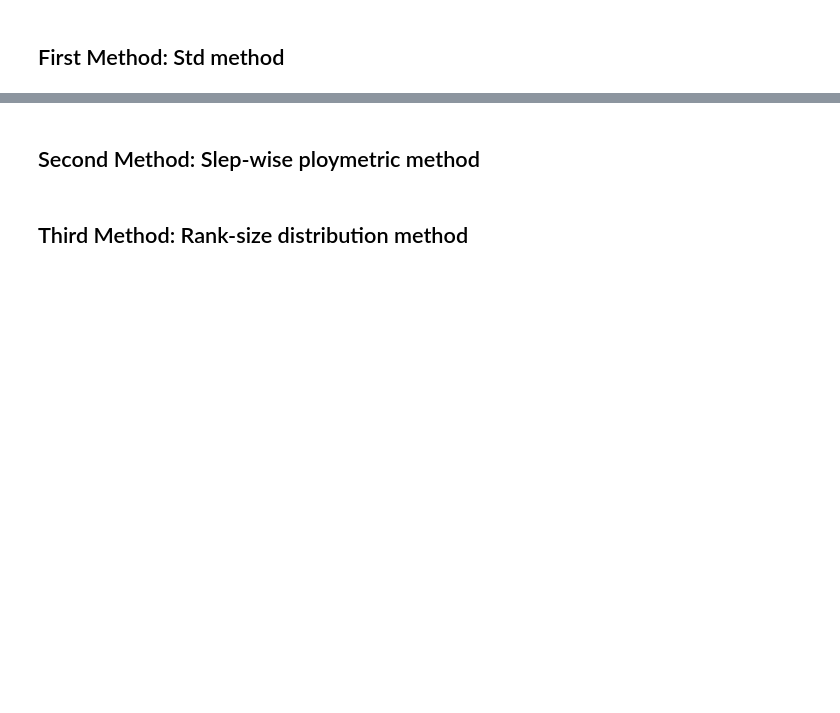
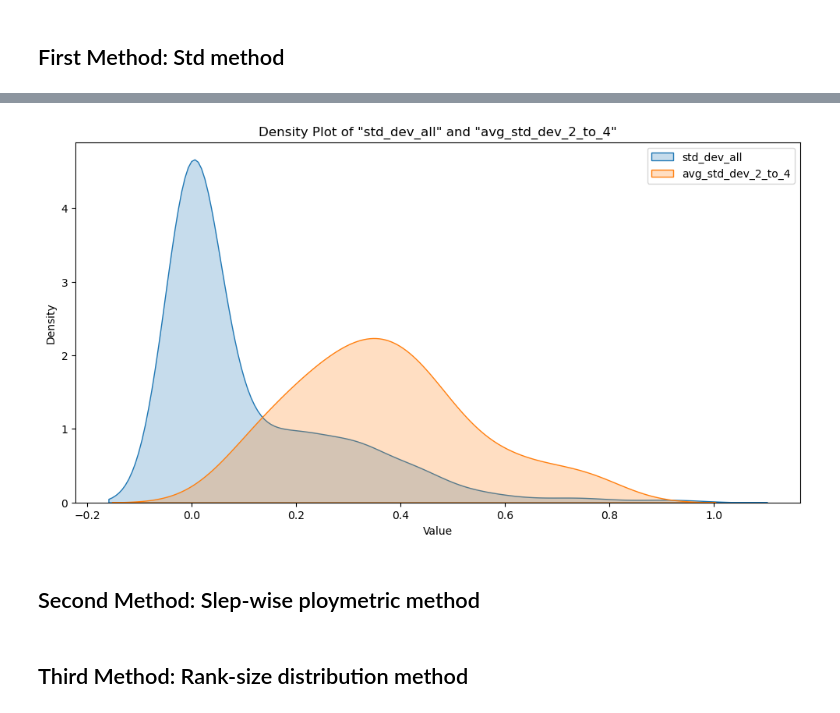
Before and after one commit to HOUPU1993/Polymetric-and-Monometric-analysis, a Jupyter notebook: Polymetric and Monometric analysis.ipynb, the cells around one changed output, grey strips where cells are left out. Saved outputs shown, nothing was run; the diff lists cells and outputs as text; code cells hidden in the pictures; blank space fills up the shorter version.

```diff
--- a/Polymetric and Monometric analysis.ipynb
+++ b/Polymetric and Monometric analysis.ipynb
@@ -736,4 +785,27 @@ sd_metrics
 360 rows × 17 columns
+# %%
+import pandas as pd
+import matplotlib.pyplot as plt
+import seaborn as sns
+
+# 、setting the size of the figure
+plt.figure(figsize=(12, 6))
+
+# drawing the density figure of the std_dev_all
+sns.kdeplot(sd_metrics['std_dev_all'], label='std_dev_all', fill=True)
+
+# drawing the density figure of the avg_std_dev_2_to_4
+sns.kdeplot(sd_metrics['avg_std_dev_2_to_4'].dropna(), label='avg_std_dev_2_to_4', fill=True)
+
+plt.title('Density Plot of "std_dev_all" and "avg_std_dev_2_to_4"')
+plt.xlabel('Value')
+plt.ylabel('Density')
+
+plt.legend()
+
+plt.show()
+# %% [output]
+[figure, added]
 # %%
 # sd_metrics.to_csv('sd_metrics.csv', index=False)
 # %% [markdown]
```
Also changed, not shown: parts of 5 cells of this notebook, 3 other files.
